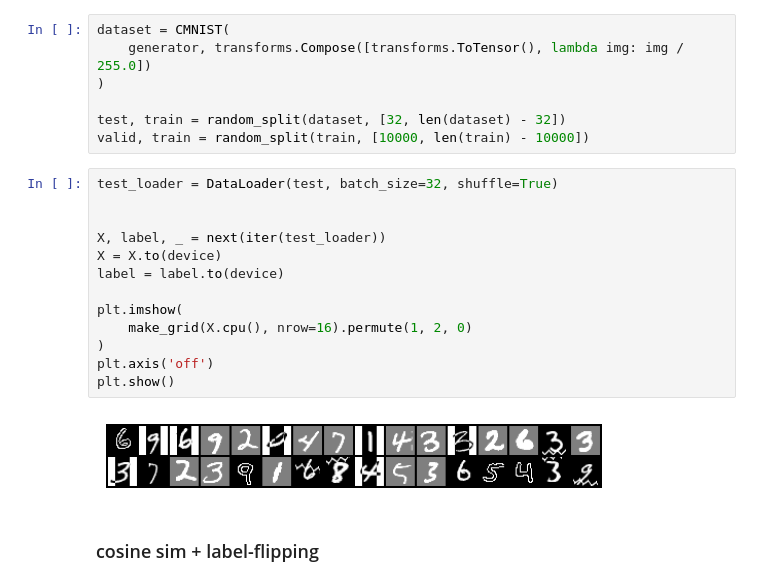
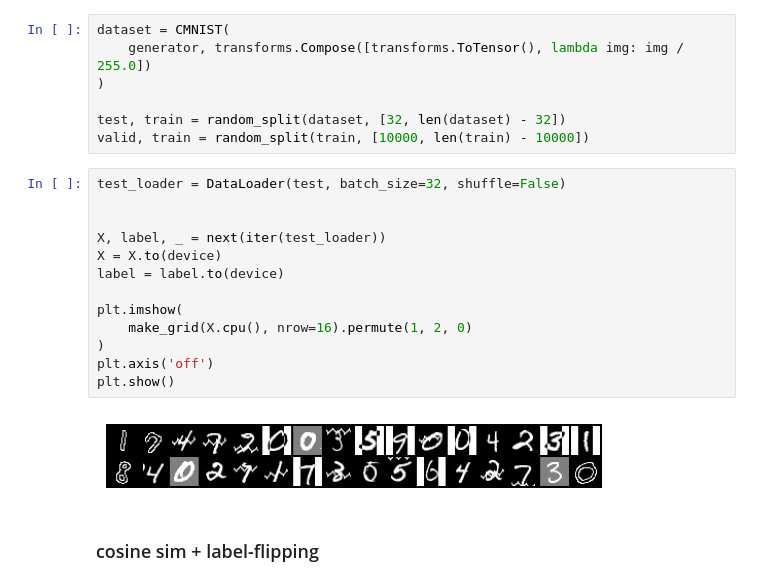
Before and after one commit to scotsun/clear-vae, a Jupyter notebook: contrastive-vae/demo_cdvae.ipynb, the cells around one changed output. Saved outputs shown, nothing was run; the diff lists cells and outputs as text.

```diff
--- a/contrastive-vae/demo_cdvae.ipynb
+++ b/contrastive-vae/demo_cdvae.ipynb
@@ -65,20 +65,20 @@ dataset = CMNIST(
 test, train = random_split(dataset, [32, len(dataset) - 32])
 valid, train = random_split(train, [10000, len(train) - 10000])
 # %%
-test_loader = DataLoader(test, batch_size=32, shuffle=True)
+test_loader = DataLoader(test, batch_size=32, shuffle=False)
 
 
 X, label, _ = next(iter(test_loader))
 X = X.to(device)
 label = label.to(device)
 
 plt.imshow(
     make_grid(X.cpu(), nrow=16).permute(1, 2, 0)
 )
 plt.axis('off')
 plt.show()
 # %% [output]
-[figure, old version]
+[figure, new version]
 # %% [markdown]
 ### cosine sim + label-flipping
 # %%
```
Also changed, not shown: parts of 16 cells of this notebook, 2 other files.
